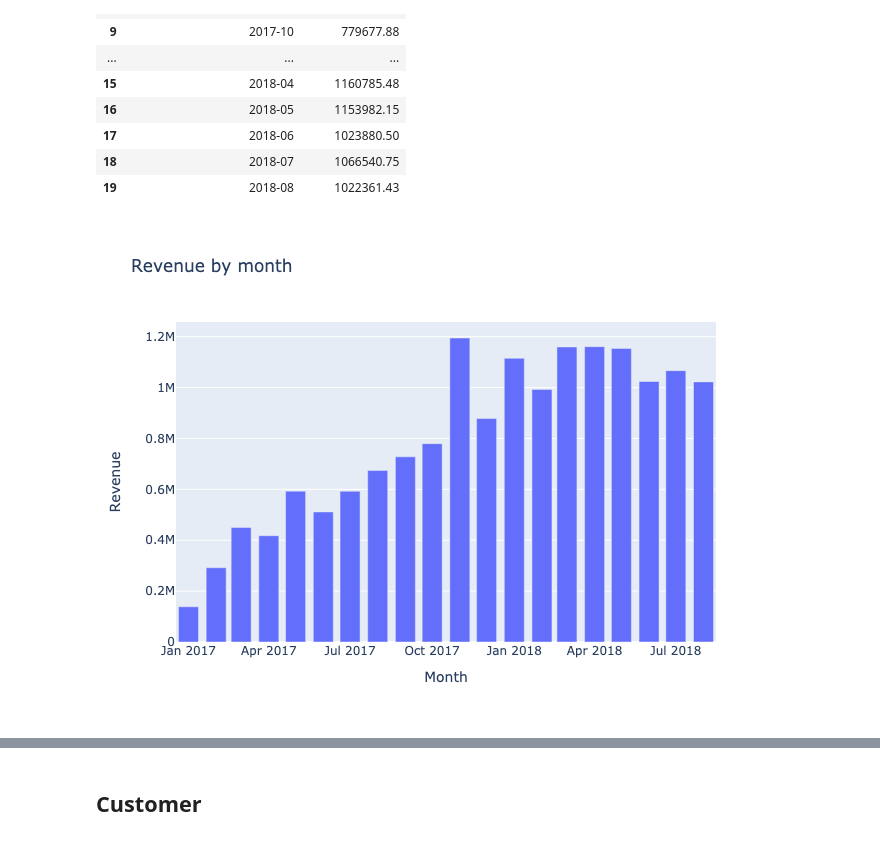
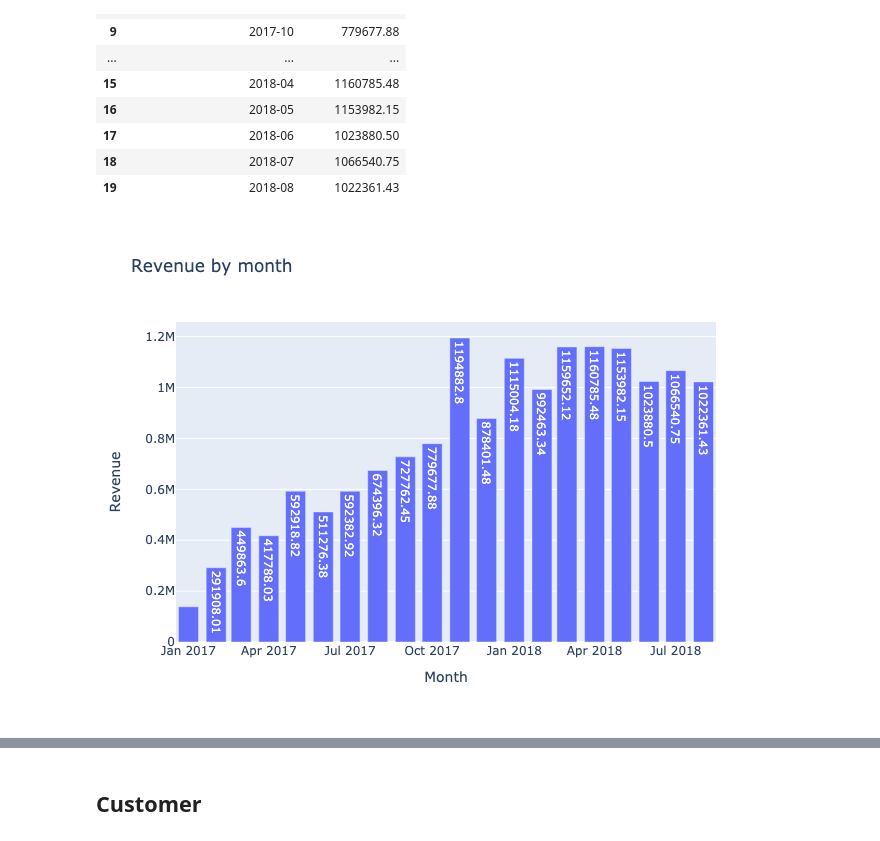
Before and after one commit to dailyLi/olist_digital_marketing, a Jupyter notebook: EDA.ipynb, the cells around one changed output, grey strips where cells are left out. Cells and saved outputs as stored; diff of their text form; code cells hidden in the pictures.

```diff
--- a/EDA.ipynb
+++ b/EDA.ipynb
@@ -259,17 +259,18 @@ byMonth_revenue
 # %%
 byMonth_revenue['order_purchase_timestamp'] = byMonth_revenue['order_purchase_timestamp'].astype('string')
 # %%
-fig = px.bar(byMonth_revenue, x='order_purchase_timestamp', y='payment_value',
+fig = px.bar(byMonth_revenue, x='order_purchase_timestamp', y='payment_value', text='payment_value',
              labels={'order_purchase_timestamp':'Month', 'payment_value':'Revenue'},
              title='Revenue by month')
 
+fig.update_layout(uniformtext_minsize=6, uniformtext_mode='hide')
 #fig.update_layout(margin ={'l':50,'b':0,'r':0})
 
 #generate interactive graph in Jupyter Notebook
 #fig.show()
 
 #generate static graph for GitHub display
 fig.show(renderer="png")
 # %% [output]
-[figure, old version]
+[figure, new version]
 # %%
```
Also changed, not shown: parts of 9 cells of this notebook.
